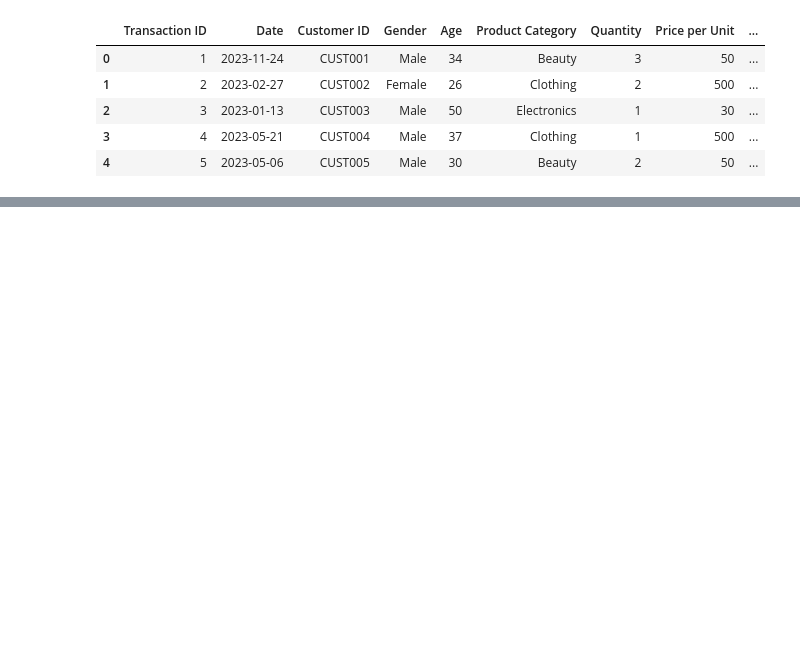
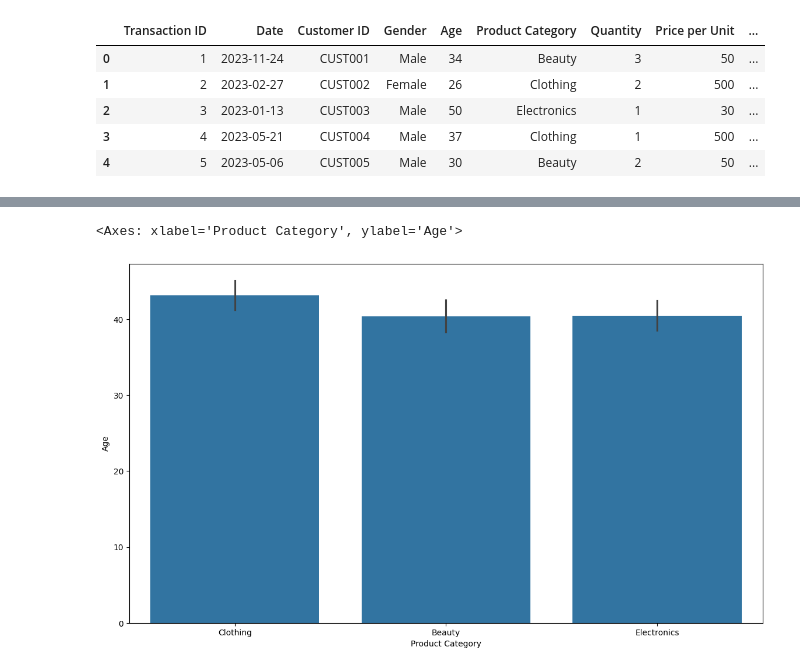
Before and after one commit to msnkr/Retail-Sales-Dataset, a Jupyter notebook: retail_sales.ipynb, the cells around one changed output, grey strips where cells are left out. Drawn from its saved outputs; the diff is of its cells as text; code cells hidden in the pictures; blank space fills up the shorter version.

```diff
--- a/retail_sales.ipynb
+++ b/retail_sales.ipynb
@@ -21,0 +24,5 @@ sns.histplot(data=df, x="Product Category", hue="Gender");
+# %%
+sns.barplot(data=df[df["Gender"] == "Female"], x="Product Category", y="Age",)
+# %% [output]
+<Axes: xlabel='Product Category', ylabel='Age'>
+[figure, added]
```
Also changed, not shown: parts of 8 cells of this notebook.
